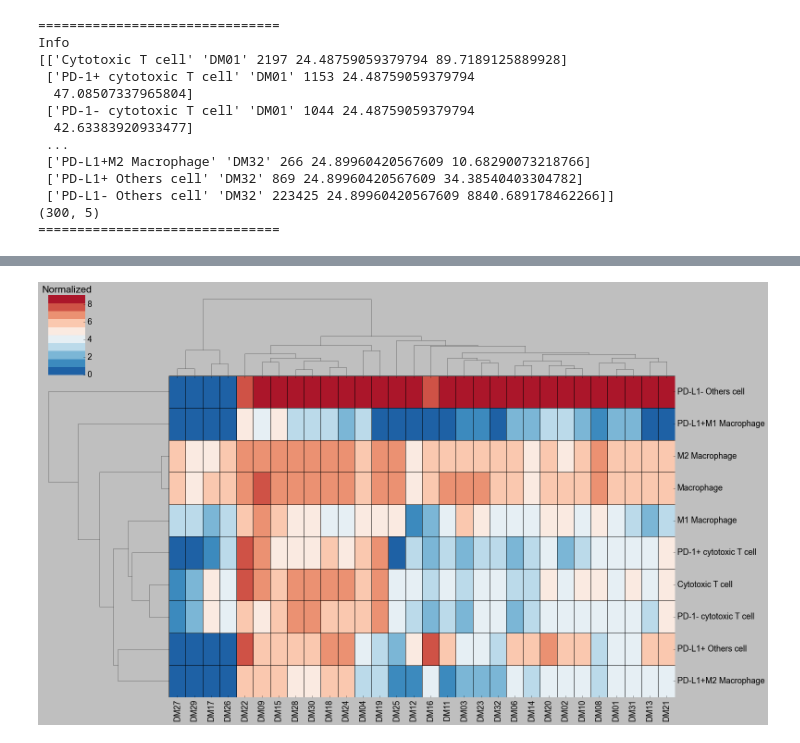
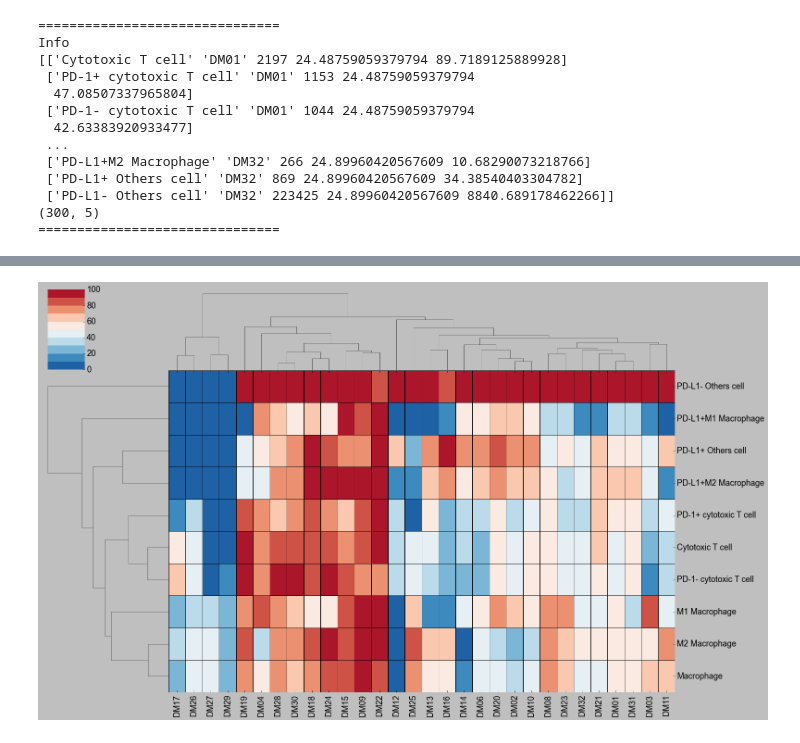
Before and after one commit to rebe121314/clustermap_shy_simple_data, a Jupyter notebook: Simple_cluster.ipynb, the cells around one changed output, grey strips where cells are left out. Saved outputs shown, nothing was run; the diff lists cells and outputs as text; code cells hidden in the pictures.

```diff
--- a/Simple_cluster.ipynb
+++ b/Simple_cluster.ipynb
@@ -26,4 +54,5 @@ datafd = os.getcwd()
 # %%
+
 datalist = [f for f in os.listdir(datafd) if f.endswith('.xlsx')]
 
 '''Read Excel'''
@@ -33,15 +62,8 @@ info = []
 patients_number = []
 
 for i in range(len(datalist) - 1):
-    # 讀取 Excel 文件的內容
     data = pd.read_excel(os.path.join(datafd, datalist[i]),engine='openpyxl')
     info.append(data.iloc[1:, :].values)
-    '''
-    if data.shape[0] == 11:
-        density.append(data.iloc[2:, 4].values)        # 取 density column 的值
-        cell_type.append(data.iloc[2:, 0].values)      # 免疫細胞的名稱
-        patients_number.append(data.iloc[1, 1])        # 病人編號
-    '''
 # %%
 '''List to Numpy'''
 info = np.concatenate(info, axis=0)
@@ -304,34 +254,30 @@ def plot_clustermap(metric_df, normalize, save_dir):
 # %%
 '''Choose graph type'''
 
-metric = [metric_origin_percentage_df, metric_normalize_percentage_df, metric_log_df, metric_log_percentage_df]
-normalize = [True,False]
+metric = [metric_percentage_df ,metric_normalize_percentage_df,metric_log_percentage_df,metric_log_percentage_normalize_df]
+
 
 # What type of information do you want in your plot? Choose 0, 1, or 2 depending on the answer
 #  Original metrics, Normalized percentages, Logarithm of percentages or log percentage'
 ch1 = int(3) # - metric_log_percentage_df] is the default
 
-#Do you want to normalize the data? Choose 0 or 1 depending on the answer")
-# 'True, False'
-ch2 = int(0) #True is teh default
-
 
 #"What name do you want to give your plot? Do NOT write the file type (e.g., png, jpeg, etc)"
-ch3 = str('Example_name')
+name = str('what_new')
 
 
 ## HERE !! Change the directory to the folder where you want to save the plot
-os.chdir(r'C:\Users\Rebe\Documents\Python programms\clustermap_shy_simple_data\Endometrial cancer Panel 2 cell density data')
+os.chdir(r'C:\Users\Rebe\Documents\Python programms\clustermap_shy_simple_data')
 ##!!!!!
 
 current_directory = os.getcwd()
-save_dir_selection = os.path.join(current_directory, f'{ch3}.png')
+save_dir_selection = os.path.join(current_directory, f'{name}.png')
 
 # Assuming plot_clustermap is a function that creates and saves the plot
-plot_clustermap(metric[ch1], normalize[ch2], save_dir_selection)
+plot_clustermap(metric[ch1],save_dir_selection)
 
 # Open and display the saved image
 img = Image.open(save_dir_selection)
 img.show()
 # %% [output]
-[figure, old version]
+[figure, new version]
```
Also changed, not shown: parts of 8 cells of this notebook, 1 other file.
